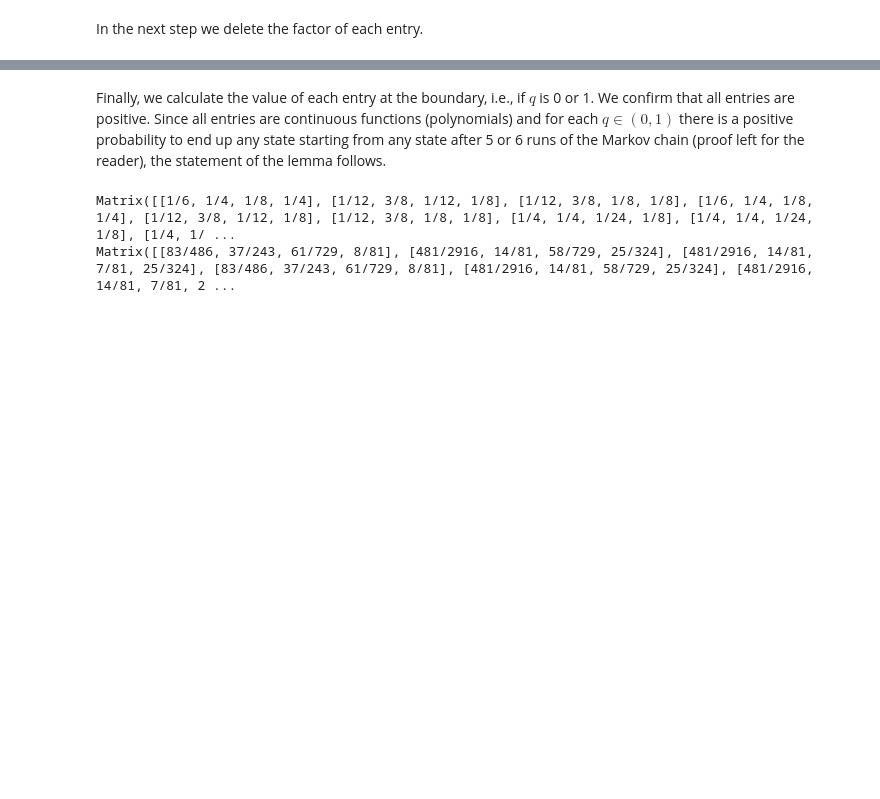
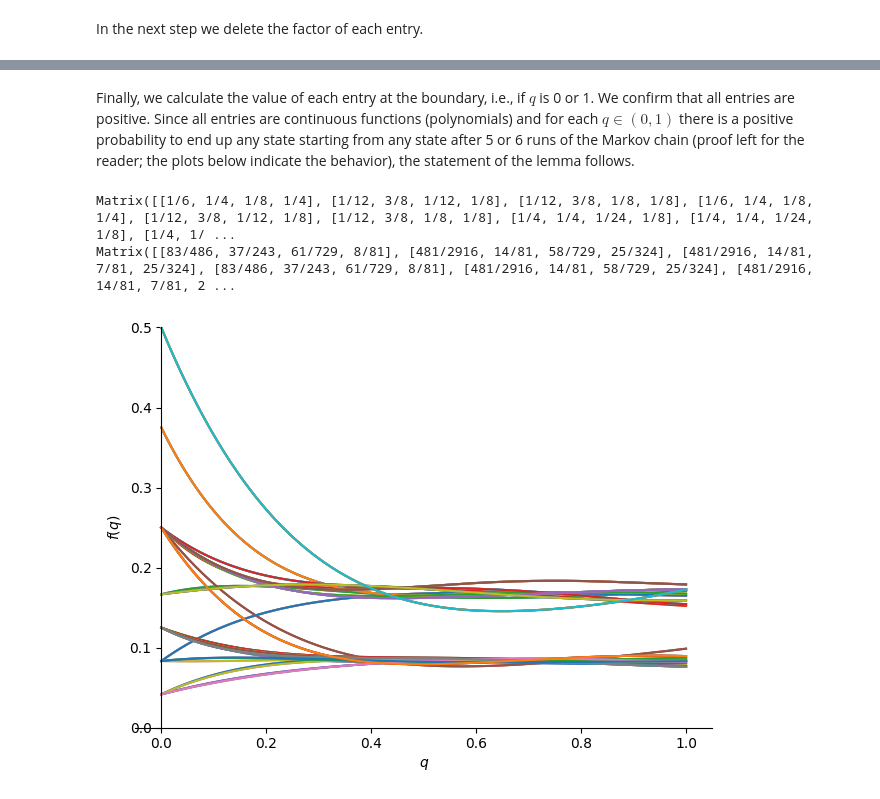
Before and after one commit to dwillhalm/sudoku_number, a Jupyter notebook: matrix_calcs.ipynb, the cells around one changed output, grey strips where cells are left out. Cells and saved outputs as stored; diff of their text form; code cells hidden in the pictures; blank space fills up the shorter version.

Commit message:
Add function plots

```diff
--- a/matrix_calcs.ipynb
+++ b/matrix_calcs.ipynb
@@ -211,7 +211,7 @@ Matrix([
 [   (-244*q**5 + 988*q**4 - 1656*q**3 + 1404*q**2 - 567*q + 243)/972,                 (172*q**4 - 492*q**3 + 486*q**2 - 189*q + 81)/324,   (424*q**5 - 1224*q**4 + 1548*q**3 - 1485*q**2 + 972*q + 243)/ ...
 [   (-484*q**5 + 1236*q**4 - 720*q**3 - 297*q**2 + 243*q + 486)/2916,                (176*q**4 - 606*q**3 + 837*q**2 - 513*q + 162)/324,   (772*q**5 - 2754*q**4 + 3627*q**3 - 2052*q**2 + 405*q + 486)/ ...
 # %% [markdown]
-Finally, we calculate the value of each entry at the boundary, i.e., if $q$ is 0 or 1. We confirm that all entries are positive. Since all entries are continuous functions (polynomials) and for each $q\in(0,1)$ there is a positive probability to end up any state starting from any state after 5 or 6 runs of the Markov chain (proof left for the reader), the statement of the lemma follows.
+Finally, we calculate the value of each entry at the boundary, i.e., if $q$ is 0 or 1. We confirm that all entries are positive. Since all entries are continuous functions (polynomials) and for each $q\in(0,1)$ there is a positive probability to end up any state starting from any state after 5 or 6 runs of the Markov chain (proof left for the reader; the plots below indicate the behavior), the statement of the lemma follows.
 # %%
 lower_bound_matrix_polynomial_zero = lower_bound_matrix_polynomial.copy()
 lower_bound_matrix_polynomial_one = lower_bound_matrix_polynomial.copy()
@@ -229,3 +229,15 @@ print(lower_bound_matrix_polynomial_one)
 # %% [output]
 Matrix([[1/6, 1/4, 1/8, 1/4], [1/12, 3/8, 1/12, 1/8], [1/12, 3/8, 1/8, 1/8], [1/6, 1/4, 1/8, 1/4], [1/12, 3/8, 1/12, 1/8], [1/12, 3/8, 1/8, 1/8], [1/4, 1/4, 1/24, 1/8], [1/4, 1/4, 1/24, 1/8], [1/4, 1/ ...
 Matrix([[83/486, 37/243, 61/729, 8/81], [481/2916, 14/81, 58/729, 25/324], [481/2916, 14/81, 7/81, 25/324], [83/486, 37/243, 61/729, 8/81], [481/2916, 14/81, 58/729, 25/324], [481/2916, 14/81, 7/81, 2 ...
+# %%
+p = sp.plotting.plot(lower_bound_matrix_polynomial[0,0], (q, 0, 1), show=False)
+
+for i in range(18):
+    for j in range(4):
+        if i>0 or j>0:
+            p.extend(sp.plotting.plot(lower_bound_matrix_polynomial[i,j], (q, 0, 1), show=False))
+p.ylim = (0, 0.5)
+p.axis_center = (0, 0)
+p.show()
+# %% [output]
+[figure, added]
```
